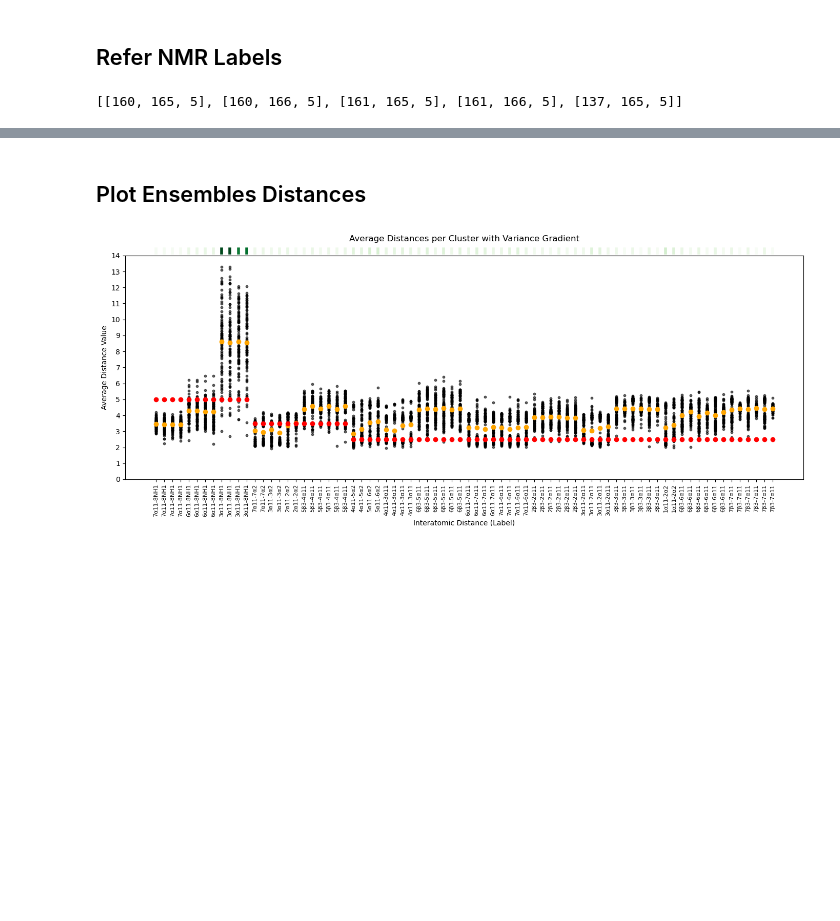
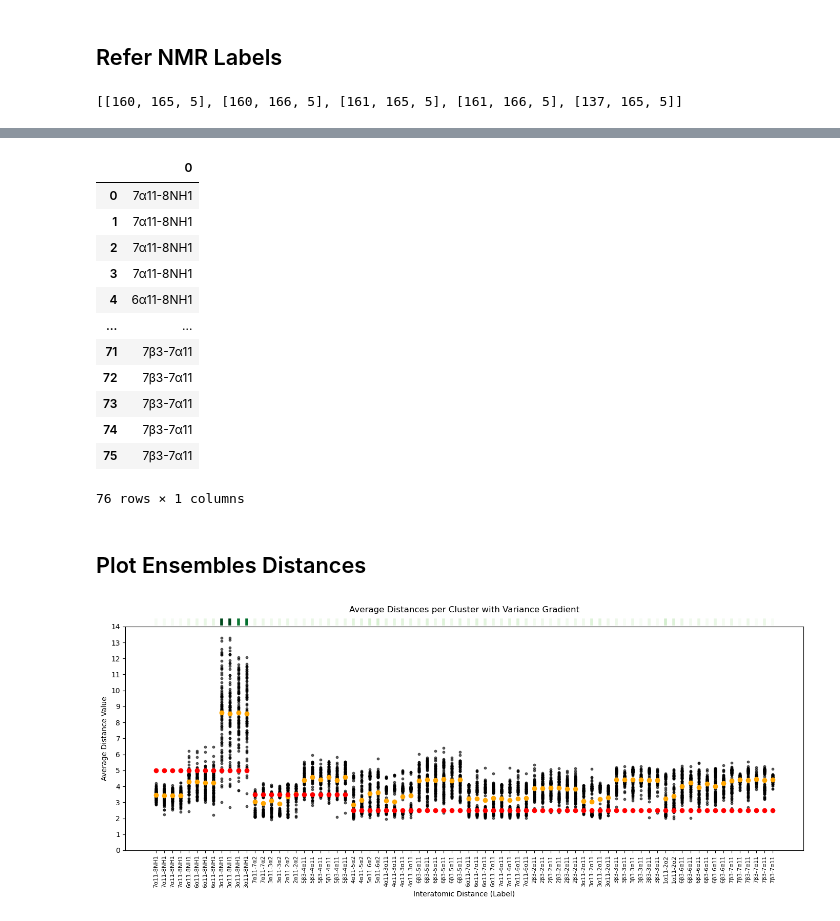
Before and after one commit to vvoelz/nspe-oligomers, a Jupyter notebook: peptoid/nspe_7_1/analysis/clustering_by_angle.ipynb, the cells around one changed output, grey strips where cells are left out. Cells and saved outputs as stored; diff of their text form; code cells hidden in the pictures; blank space fills up the shorter version.

```diff
--- a/peptoid/nspe_7_1/analysis/clustering_by_angle.ipynb
+++ b/peptoid/nspe_7_1/analysis/clustering_by_angle.ipynb
@@ -426,3 +442,22 @@ Residue 2: R02 7, Atom: H11 (160), Group: α11
+# %%
+
+df_labels = pd.DataFrame(labels)
+df_labels.to_csv("clustering/human_readable_labels.csv", index=False)
+df_labels
+# %% [output]
+|  | 0 |
+| 0 | 7α11-8NH1 |
+| 1 | 7α11-8NH1 |
+| 2 | 7α11-8NH1 |
+| 3 | 7α11-8NH1 |
+| 4 | 6α11-8NH1 |
+| ... | ... |
+| 71 | 7β3-7α11 |
+| 72 | 7β3-7α11 |
+| 73 | 7β3-7α11 |
+| 74 | 7β3-7α11 |
+| 75 | 7β3-7α11 |
+76 rows × 1 columns
 # %% [markdown]
 ## Plot Ensembles Distances
 # %%
```
Also changed, not shown: parts of 7 cells of this notebook, 1 other file.
